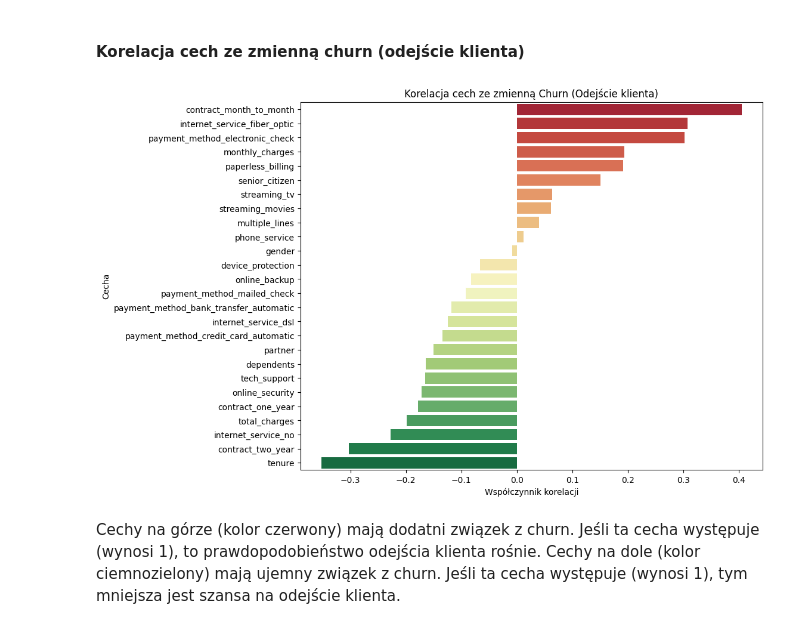
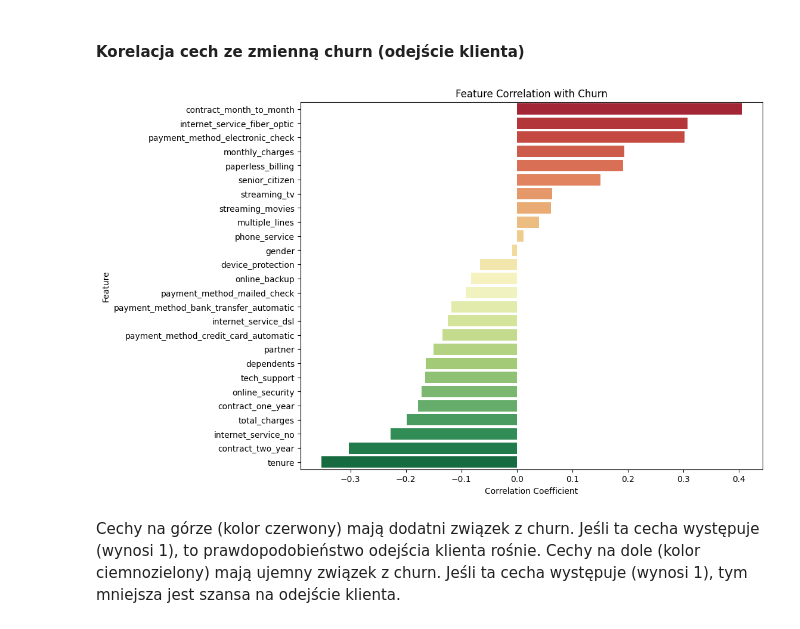
Before and after one commit to kacper-holowaty/customer-churn-prediction, a Jupyter notebook: churn_prediction_model_comparison.ipynb, the cells around one changed output. Saved outputs shown, nothing was run; the diff lists cells and outputs as text; code cells hidden in the pictures.

```diff
--- a/churn_prediction_model_comparison.ipynb
+++ b/churn_prediction_model_comparison.ipynb
@@ -33,22 +33,22 @@ Wykres pokazuje, że większość klientów pozostaje w firmie, a grupa osób od
 # %%
 plt.figure(figsize=(10, 8))
 
 churn_corr = df.corr()['churn'].drop('churn').sort_values(ascending=False)
 
 sns.barplot(
     x=churn_corr.values,
     y=churn_corr.index,
     hue=churn_corr.index,
     palette='RdYlGn',
     legend=False
 )
 
-plt.title('Korelacja cech ze zmienną Churn (Odejście klienta)')
-plt.xlabel('Współczynnik korelacji')
-plt.ylabel('Cecha')
+plt.title('Feature Correlation with Churn')
+plt.xlabel('Correlation Coefficient')
+plt.ylabel('Feature')
 plt.show()
 # %% [output]
-[figure, old version]
+[figure, new version]
 # %% [markdown]
 Cechy na górze (kolor czerwony) mają dodatni związek z churn. Jeśli ta cecha występuje (wynosi 1), to prawdopodobieństwo odejścia klienta rośnie. Cechy na dole (kolor ciemnozielony) mają ujemny związek z churn. Jeśli ta cecha występuje (wynosi 1), tym mniejsza jest szansa na odejście klienta.
 # %% [markdown]
```
Also changed, not shown: parts of 6 cells of this notebook.
